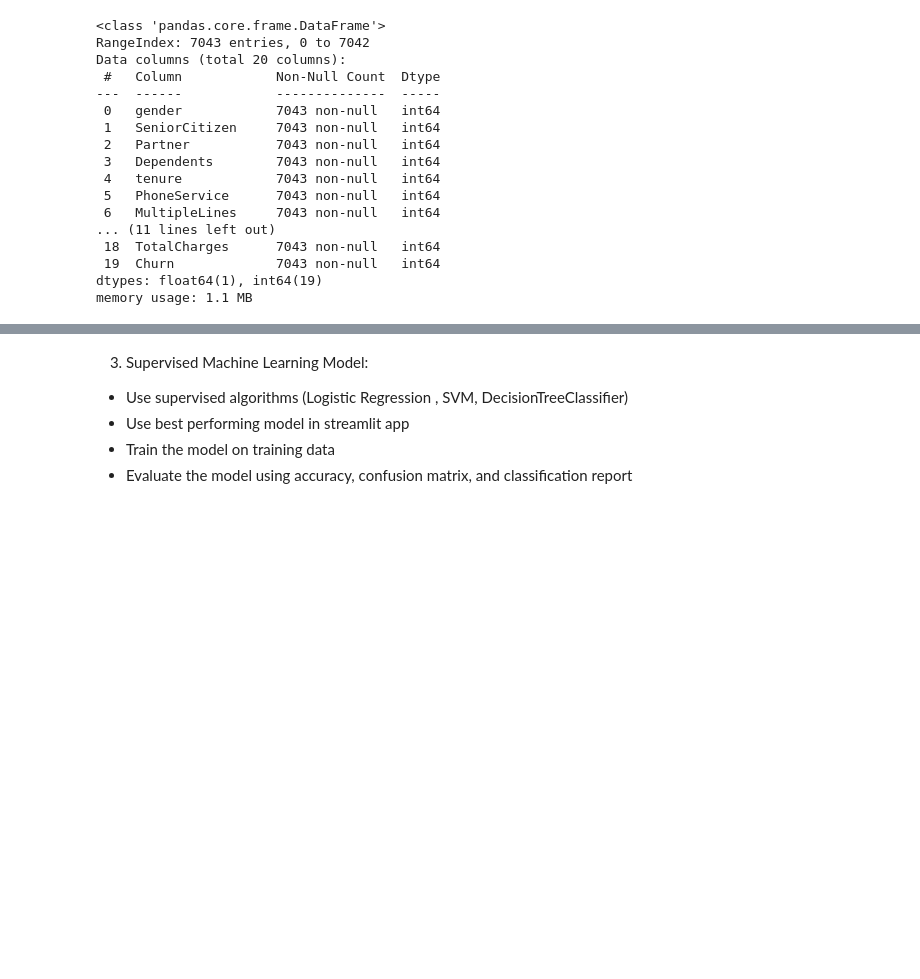
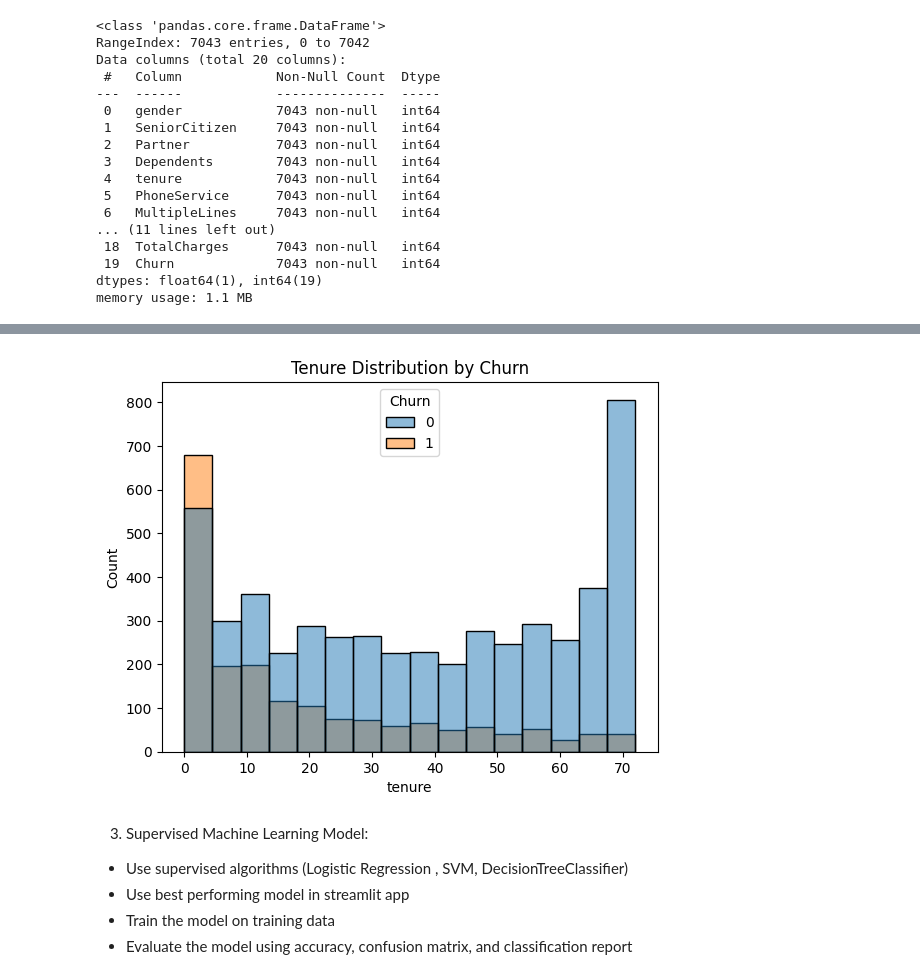
Before and after one commit to padmasri2005/Customer_Churn_Prediction, a Jupyter notebook: EDA_analysis.ipynb, the cells around one changed output, grey strips where cells are left out. Drawn from its saved outputs; the diff is of its cells as text; code cells hidden in the pictures; blank space fills up the shorter version.

```diff
--- a/EDA_analysis.ipynb
+++ b/EDA_analysis.ipynb
@@ -479,3 +486,10 @@ memory usage: 1.1 MB
+# %%
+#Distribution of customer tenure based on churn
+sns.histplot(data=df, x='tenure', hue='Churn')
+plt.title('Tenure Distribution by Churn')
+plt.show()
+# %% [output]
+[figure, added]
 # %%
 # Separating input features (X) and target variable (y)
 X = df.drop(["Churn"],axis = 1)
```
Also changed, not shown: parts of 5 cells of this notebook.
